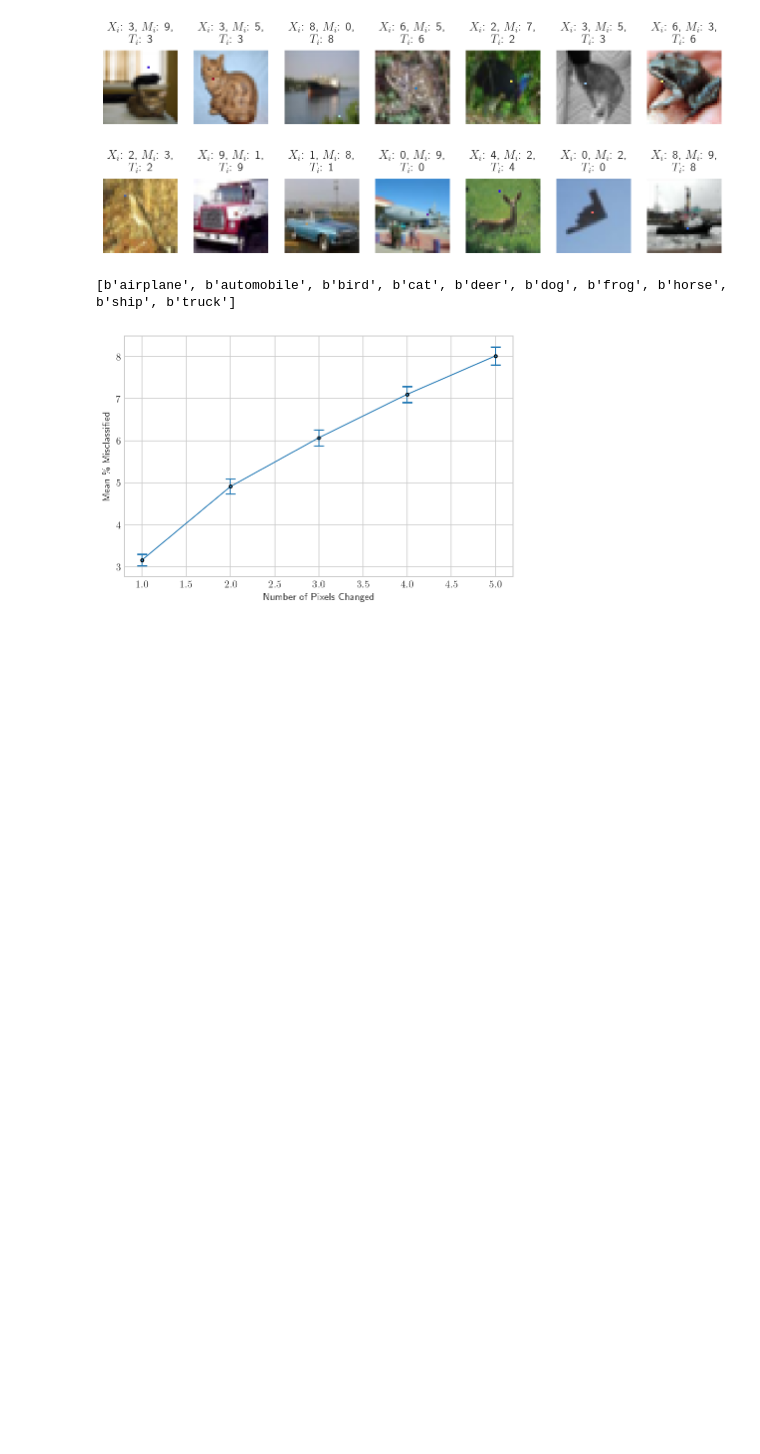
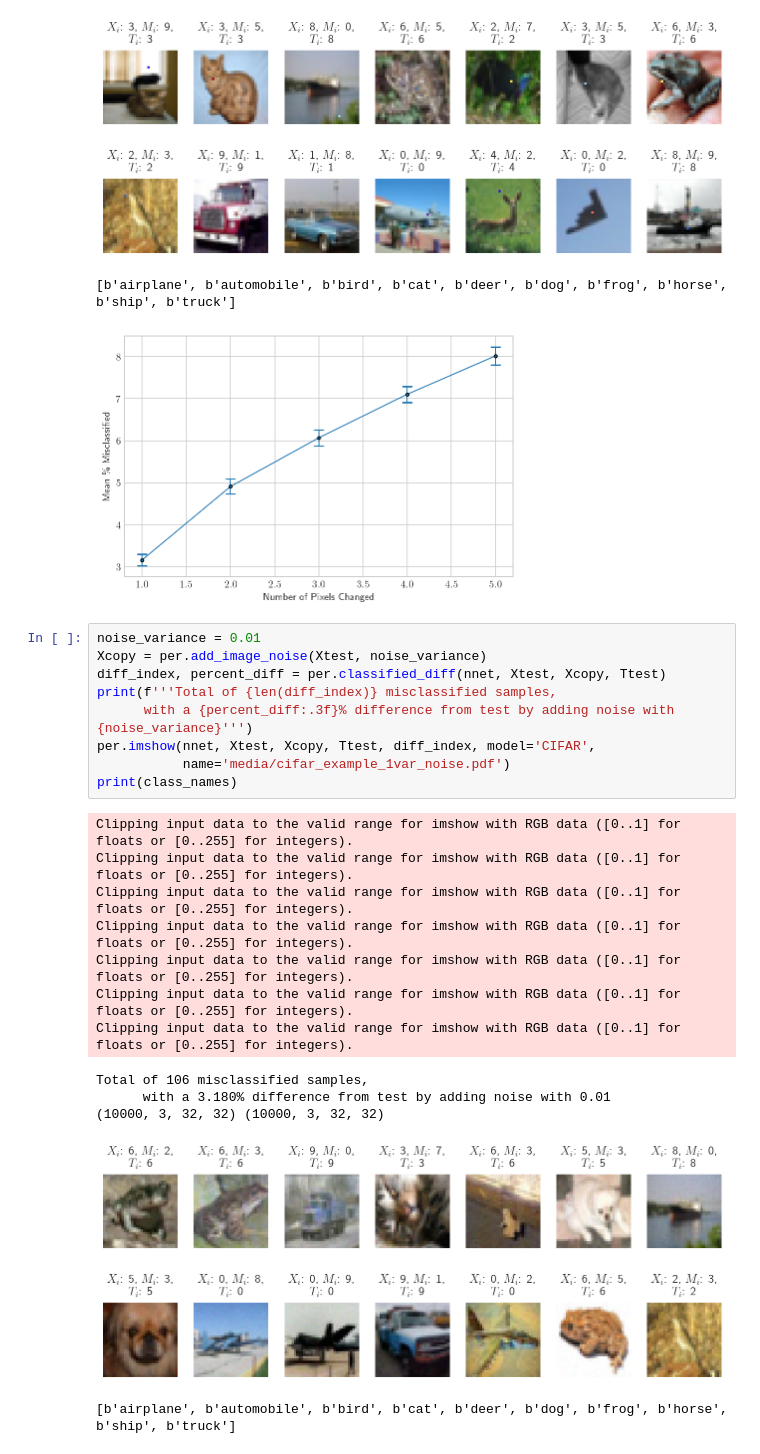
Before and after one commit to stockeh/augmented-image-classification, a Jupyter notebook: notebooks/Dolan-Noise.ipynb, the cells around one changed output. Saved outputs shown, nothing was run; the diff lists cells and outputs as text; blank space fills up the shorter version.

Commit message:
Update noise notebook with initial experiments

```diff
--- a/notebooks/Dolan-Noise.ipynb
+++ b/notebooks/Dolan-Noise.ipynb
@@ -169,3 +174,25 @@ Total of 114 misclassified samples,
 [figure]
 [b'airplane', b'automobile', b'bird', b'cat', b'deer', b'dog', b'frog', b'horse', b'ship', b'truck']
 [figure]
+# %%
+noise_variance = 0.01
+Xcopy = per.add_image_noise(Xtest, noise_variance)
+diff_index, percent_diff = per.classified_diff(nnet, Xtest, Xcopy, Ttest)
+print(f'''Total of {len(diff_index)} misclassified samples,
+      with a {percent_diff:.3f}% difference from test by adding noise with {noise_variance}''')
+per.imshow(nnet, Xtest, Xcopy, Ttest, diff_index, model='CIFAR',
+           name='media/cifar_example_1var_noise.pdf')
+print(class_names)
+# %% [output]
+Clipping input data to the valid range for imshow with RGB data ([0..1] for floats or [0..255] for integers).
+Clipping input data to the valid range for imshow with RGB data ([0..1] for floats or [0..255] for integers).
+Clipping input data to the valid range for imshow with RGB data ([0..1] for floats or [0..255] for integers).
+Clipping input data to the valid range for imshow with RGB data ([0..1] for floats or [0..255] for integers).
+Clipping input data to the valid range for imshow with RGB data ([0..1] for floats or [0..255] for integers).
+Clipping input data to the valid range for imshow with RGB data ([0..1] for floats or [0..255] for integers).
+Clipping input data to the valid range for imshow with RGB data ([0..1] for floats or [0..255] for integers).
+Total of 106 misclassified samples,
+      with a 3.180% difference from test by adding noise with 0.01
+(10000, 3, 32, 32) (10000, 3, 32, 32)
+[figure, added]
+[b'airplane', b'automobile', b'bird', b'cat', b'deer', b'dog', b'frog', b'horse', b'ship', b'truck']
```
Also changed, not shown: parts of 6 cells of this notebook.
